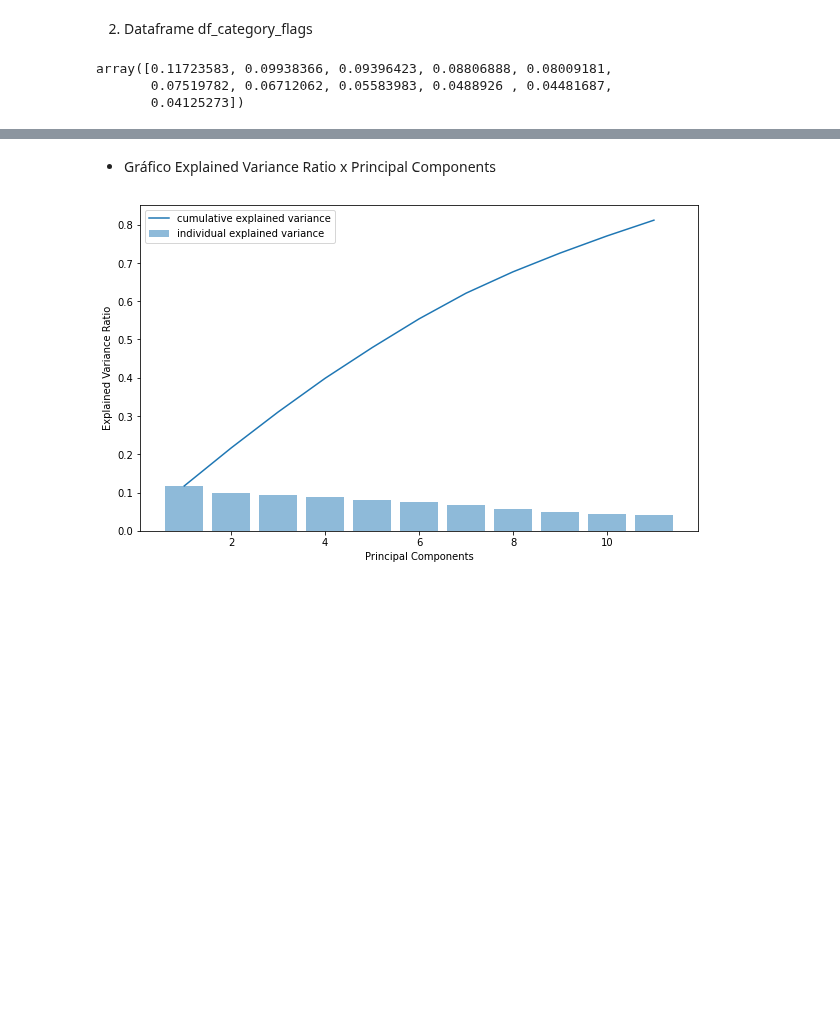
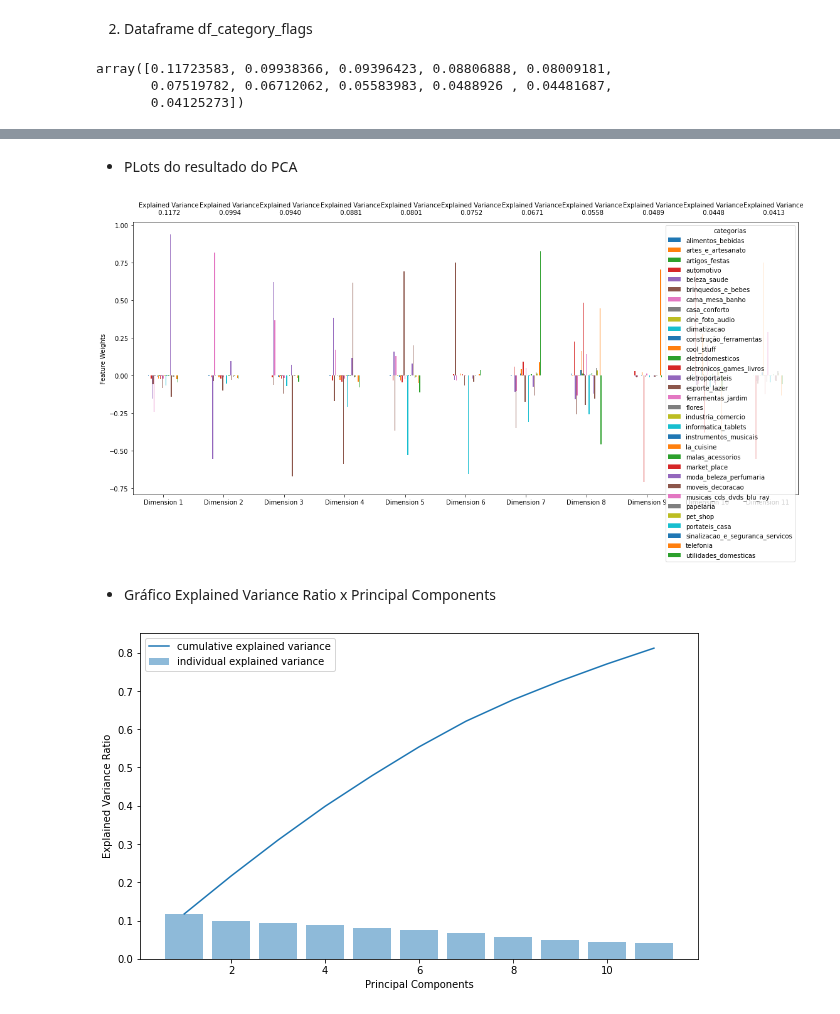
Before and after one commit to smalvar/olist-e-commerce, a Jupyter notebook: PCA_analysis.ipynb, the cells around one changed output, grey strips where cells are left out. Drawn from its saved outputs; the diff is of its cells as text; code cells hidden in the pictures; blank space fills up the shorter version.

```diff
--- a/PCA_analysis.ipynb
+++ b/PCA_analysis.ipynb
@@ -332,7 +338,7 @@ plt.show()
 # %% [markdown]
 2) Dataframe df_category_flags
 # %%
-componentes_principais_f , soma_acumulativa_f = pca_model(df_category_flags)
+componentes_principais_f , soma_acumulativa_f, pca_f = pca_model(df_category_flags)
 # %%
 # Verificando a variância
 componentes_principais_f
@@ -349,4 +355,10 @@ array([0.11723583, 0.21661949, 0.31058371, 0.39865259, 0.4787444 ,
        0.81186486])
+# %% [markdown]
+- PLots do resultado do PCA
+# %%
+resultados_pca_f = vs.pca_results(df_category_precos, pca_f)
+# %% [output]
+[figure, added]
 # %% [markdown]
 - Gráfico Explained Variance Ratio x Principal Components
 # %%
```
Also changed, not shown: parts of 7 cells of this notebook.
